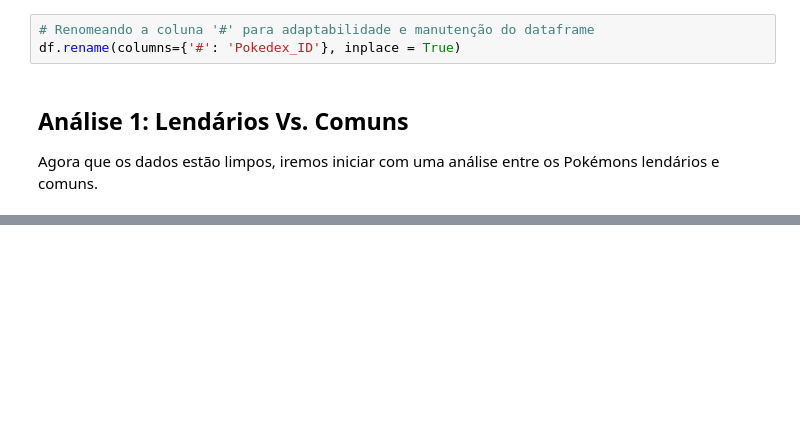
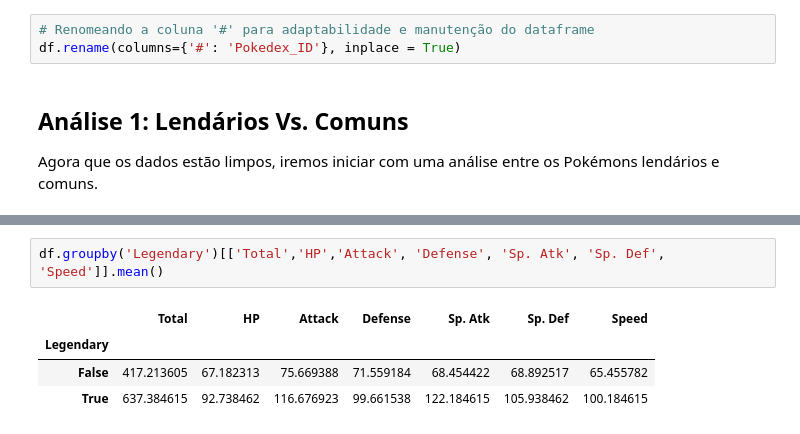
Before and after one commit to YohanFr18/pokemon-stats-explorer, a Jupyter notebook: notebooks/01-exploracao-inicial.ipynb, the cells around one changed output, grey strips where cells are left out. Cells and saved outputs as stored; diff of their text form; blank space fills up the shorter version.

```diff
--- a/notebooks/01-exploracao-inicial.ipynb
+++ b/notebooks/01-exploracao-inicial.ipynb
@@ -20,0 +60,7 @@ Agora que os dados estão limpos, iremos iniciar com uma análise entre os Poké
+# %%
+df.groupby('Legendary')[['Total','HP','Attack', 'Defense', 'Sp. Atk', 'Sp. Def', 'Speed']].mean()
+# %% [output]
+|  | Total | HP | Attack | Defense | Sp. Atk | Sp. Def | Speed |
+| Legendary |  |  |  |  |  |  |  |
+| False | 417.213605 | 67.182313 | 75.669388 | 71.559184 | 68.454422 | 68.892517 | 65.455782 |
+| True | 637.384615 | 92.738462 | 116.676923 | 99.661538 | 122.184615 | 105.938462 | 100.184615 |
```
Also changed, not shown: parts of 7 cells of this notebook.
